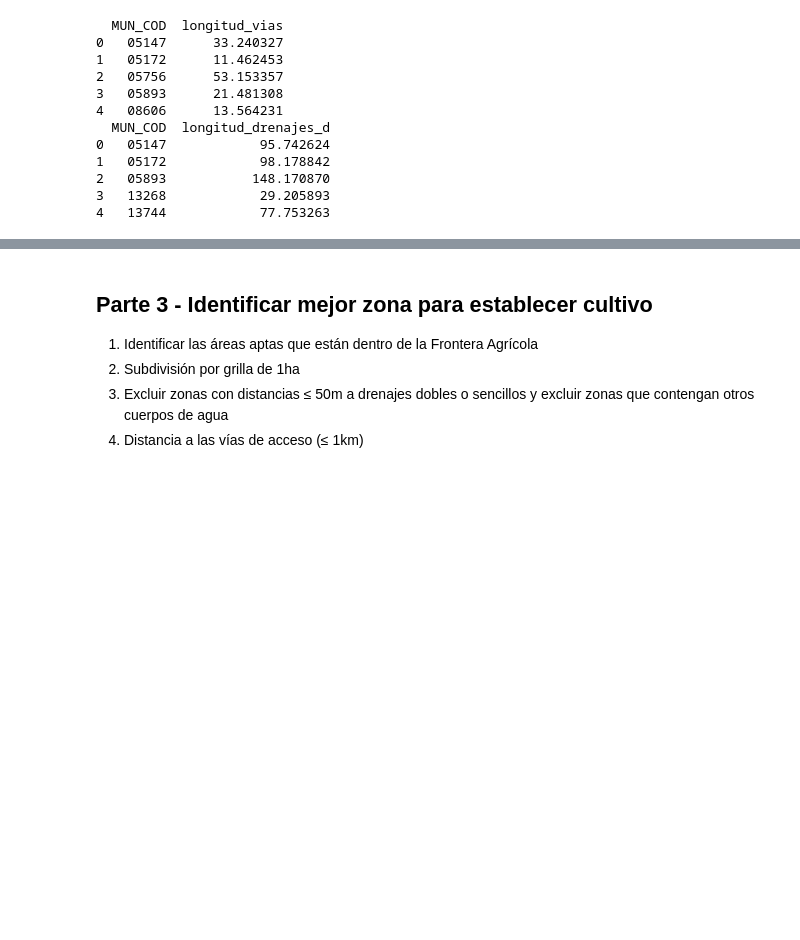
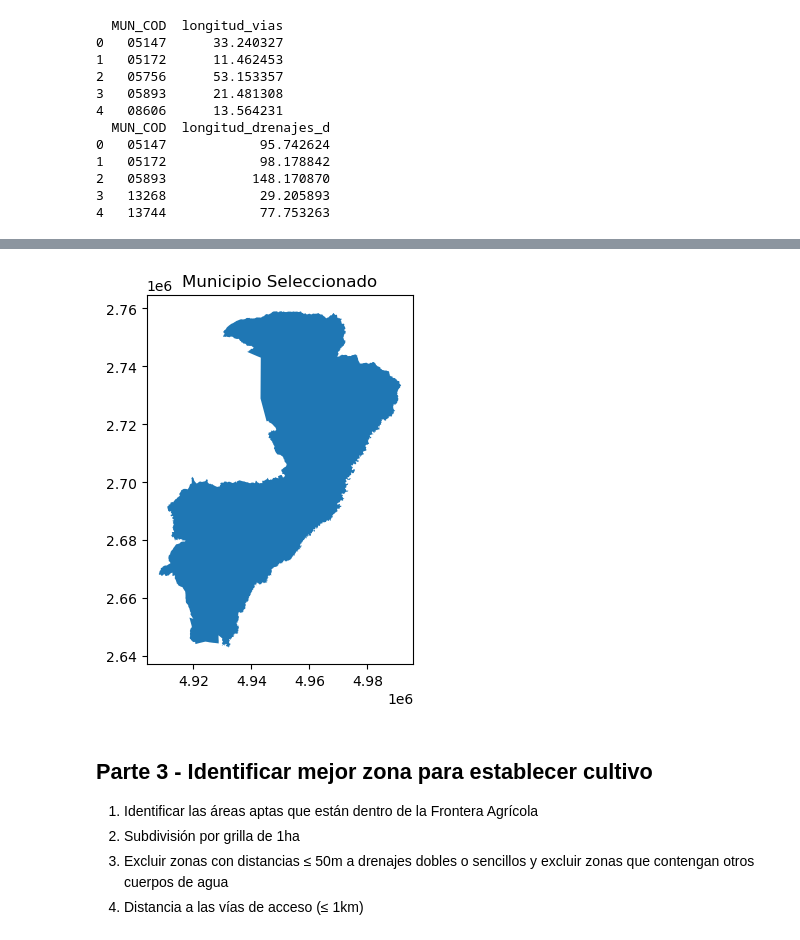
Before and after one commit to DSVRUNAL/Workshop_6, a Jupyter notebook: DSVR_Taller_Workshop6.ipynb, the cells around one changed output, grey strips where cells are left out. Saved outputs shown, nothing was run; the diff lists cells and outputs as text; code cells hidden in the pictures; blank space fills up the shorter version.

Commit message:
Siguiente Avance Parte 2

```diff
--- a/DSVR_Taller_Workshop6.ipynb
+++ b/DSVR_Taller_Workshop6.ipynb
@@ -467,8 +467,10 @@ palma_mun_T['Calificacion'] = (palma_mun_T['n_estaciones']*0.33)+(palma_mun_T['D
 
 #Organizar el gdf por la calificación
 palma_mun_T = palma_mun_T.sort_values('Calificacion',ascending=False)
-print('MUNICIPIO SELECCIONADO CON CALIFICACIÓN MÁS ALTA\n',palma_mun_T.iloc[0])
 
-mun_sel =palma_mun_T.iloc[0]
+# vias_shp_t1 = vias_shp[vias_shp['TIPO_VIA']<=3]
+mun_sel =palma_mun_T[palma_mun_T['Calificacion']>=30]
+
+print('\n\nMUNICIPIO SELECCIONADO CON CALIFICACIÓN MÁS ALTA\n',mun_sel)
 # %% [output]
 ['DEPARTAMENTO', 'DPTO_COD', 'MPIO_NOM', 'MUN_COD', 'Area_Ha', 'CULTIVO', 'Área Sembrada_(ha)', 'Área Cosechada_(ha)', 'Producción_(t)', 'Rendimiento_(t/ha)', 'n_estaciones', 'geometry', 'AREA_HA', 'l ...
@@ -491,80 +494,9 @@ Name: 27, dtype: object
 # %%
-# Crear la gráfica de los municipios seleccionados con las estaciones.
-fig, ax = plt.subplots(figsize=(10, 10))
-
-# 1. Capa base - todos los municipios
-muni_shp.plot(
-    ax=ax,
-    color='white',
-    edgecolor='lightgrey'
-)
-# 2. Resalta municipios de rendimiento mayor a 3.39
-mun_sel.plot(
-    ax=ax,
-    color='green',
-    edgecolor='darkgrey'
-)
-
-# 3. Plot stations not in Cumaribo
-estaciones_palma.plot(
-    ax=ax,
-    color='None',
-    edgecolor='red',
-    marker='o',
-    markersize=10
-)
-
-# 4. Titulo del gráfico
-ax.set_title(
-    "Municipios Seleccionados - Rendimiento mayor a 3.39 [t/ha] de Palma de Aceite \n",
-    fontsize=14,
-    pad=12
-)
-
-# 5. Crea los elementos gráficos para la leyenda
-#    - Todos los municipios en blanco con línea gris
-patch_allmun = mpatches.Patch(
-    facecolor='white',
-    edgecolor='lightgrey',
-    label='Todos los municipios del país'
-)
-
-#    - Municipios seleccionados con relleno verde y línea negra
-patch_palma_mun_r = mpatches.Patch(
-    facecolor='green',
-    edgecolor='black',
-    label='Municipios con rendimiento mayor a 3.39 [t/ha] de Palma de Aceite'
-)
-
-#    - Linea para las estaciones seleccionadas
-marker_stations = mlines.Line2D(
-    [], [],
-    color='red',   # edgecolor of the marker
-    marker='o',
-    linestyle='None',
-    markersize=7,
-    label='Estaciones dentro de los municipios y buffer maximo de 6km'
-)
-
-# 6. Crea la leyenda con las especificaciones gráficas ya hechas
-ax.legend(
-    handles=[patch_allmun, patch_palma_mun_r,marker_stations],
-    loc='upper right',
-    title='Leyenda',
-    frameon=True
-)
-
-# 7. Crea la anotación del CRS en la parte inferior izquierda
-crs_text = f"CRS: {muni_shp.crs.to_string()}"
-ax.text(
-    0.01, 0.02, crs_text,
-    transform=ax.transAxes,
-    fontsize=10,
-    color='grey',
-    bbox=dict(facecolor='white', edgecolor='none', alpha=0.6, pad=2)
-)
-
+ax1 = mun_sel.plot()
+ax1.set_title('Municipio Seleccionado')
 plt.show()
+# %% [output]
+[figure, added]
 # %% [markdown]
 ## Parte 3 - Identificar mejor zona para establecer cultivo
 1. Identificar las áreas aptas que están dentro de la Frontera Agrícola
```
Also changed, not shown: parts of 1 cell of this notebook.
